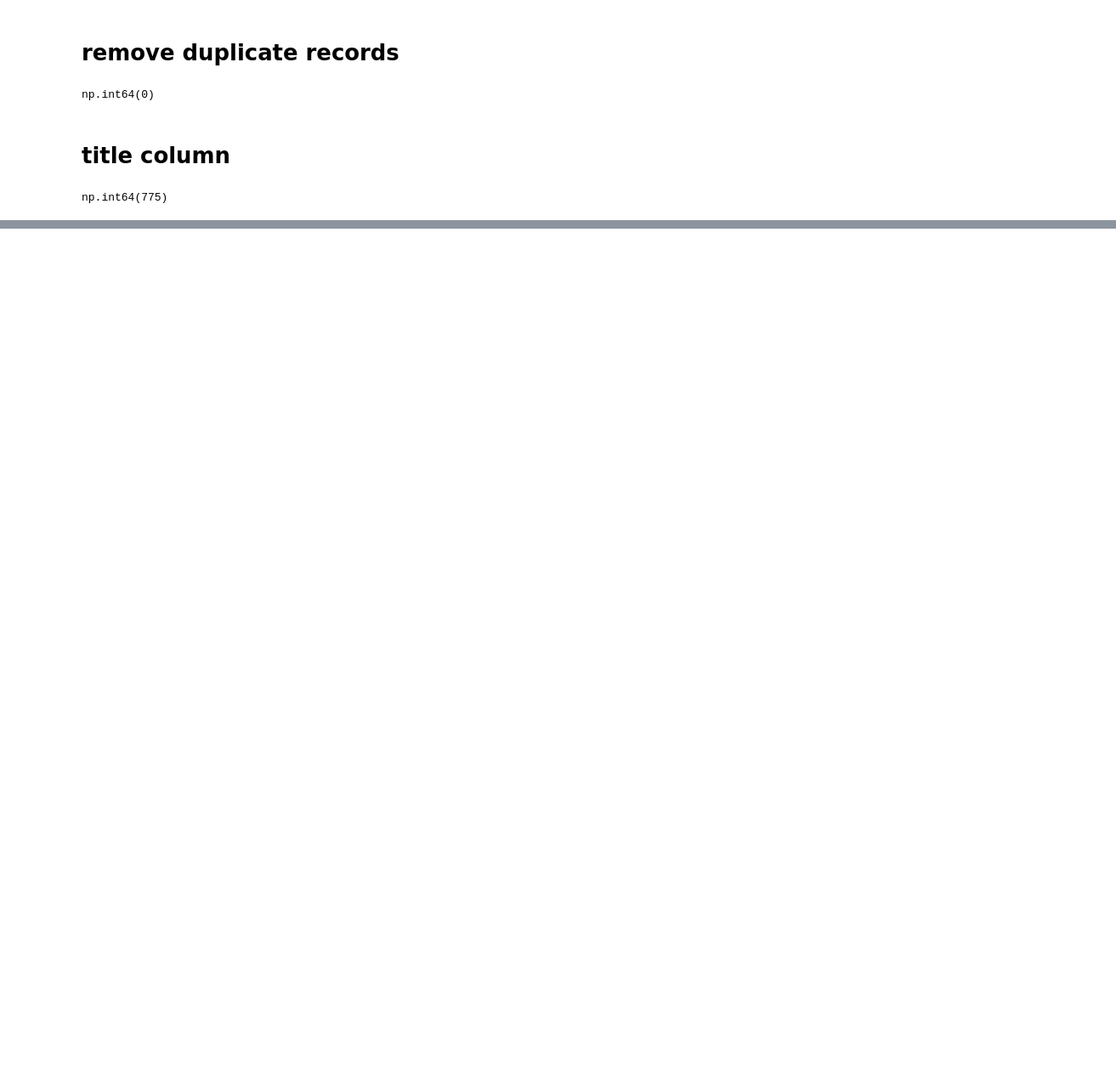
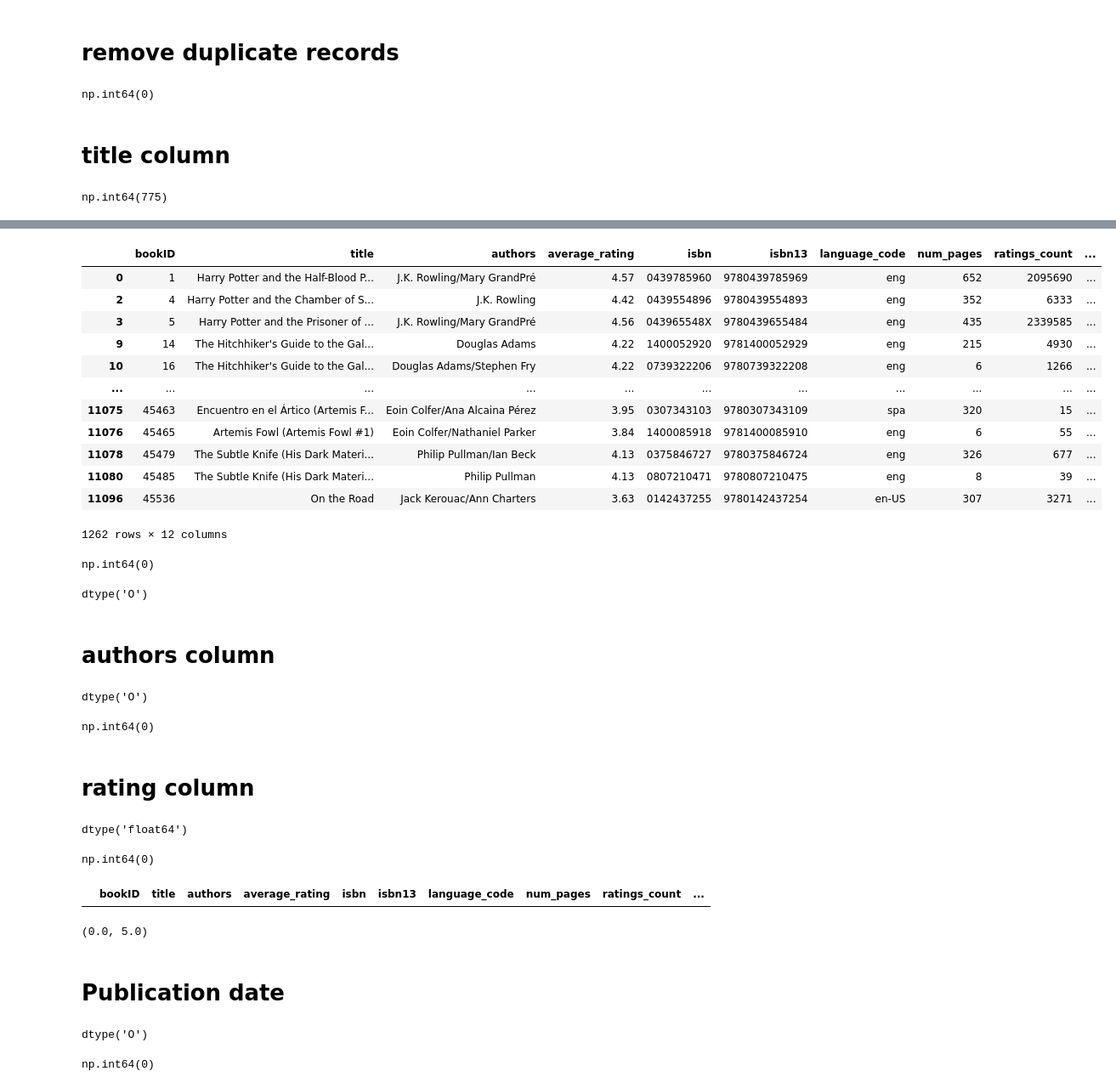
Before and after one commit to yashdeore24/Book-Review-Rating-Analysis, a Jupyter notebook: EDA_File.ipynb, the cells around one changed output, grey strips where cells are left out. Shown at 85% size. Drawn from its saved outputs; the diff is of its cells as text; code cells hidden in the pictures; blank space fills up the shorter version.

```diff
--- a/EDA_File.ipynb
+++ b/EDA_File.ipynb
@@ -130,0 +145,17 @@ np.int64(775)
+# %%
+#  see all duplicate titles
+df[df["title"].duplicated(keep=False)]
+# %% [output]
+|  | bookID | title | authors | average_rating | isbn | isbn13 | language_code | num_pages | ratings_count | ... |
+| 0 | 1 | Harry Potter and the Half-Blood P... | J.K. Rowling/Mary GrandPré | 4.57 | 0439785960 | 9780439785969 | eng | 652 | 2095690 | ... |
+| 2 | 4 | Harry Potter and the Chamber of S... | J.K. Rowling | 4.42 | 0439554896 | 9780439554893 | eng | 352 | 6333 | ... |
+| 3 | 5 | Harry Potter and the Prisoner of ... | J.K. Rowling/Mary GrandPré | 4.56 | 043965548X | 9780439655484 | eng | 435 | 2339585 | ... |
+| 9 | 14 | The Hitchhiker's Guide to the Gal... | Douglas Adams | 4.22 | 1400052920 | 9781400052929 | eng | 215 | 4930 | ... |
+| 10 | 16 | The Hitchhiker's Guide to the Gal... | Douglas Adams/Stephen Fry | 4.22 | 0739322206 | 9780739322208 | eng | 6 | 1266 | ... |
+| ... | ... | ... | ... | ... | ... | ... | ... | ... | ... | ... |
+| 11075 | 45463 | Encuentro en el Ártico (Artemis F... | Eoin Colfer/Ana Alcaina Pérez | 3.95 | 0307343103 | 9780307343109 | spa | 320 | 15 | ... |
+| 11076 | 45465 | Artemis Fowl (Artemis Fowl #1) | Eoin Colfer/Nathaniel Parker | 3.84 | 1400085918 | 9781400085910 | eng | 6 | 55 | ... |
+| 11078 | 45479 | The Subtle Knife (His Dark Materi... | Philip Pullman/Ian Beck | 4.13 | 0375846727 | 9780375846724 | eng | 326 | 677 | ... |
+| 11080 | 45485 | The Subtle Knife (His Dark Materi... | Philip Pullman | 4.13 | 0807210471 | 9780807210475 | eng | 8 | 39 | ... |
+| 11096 | 45536 | On the Road | Jack Kerouac/Ann Charters | 3.63 | 0142437255 | 9780142437254 | en-US | 307 | 3271 | ... |
+1262 rows × 12 columns
@@ -130,0 +165,61 @@ np.int64(775)
+# %%
+# check duplicates
+df["title"].duplicated().sum()
+# %% [output]
+np.int64(0)
+# %%
+# find the type of the title colum
+df["title"].dtypes
+# %% [output]
+dtype('O')
+# %% [markdown]
+# authors column
+# %%
+# find type of author
+df['authors'].dtypes
+# %% [output]
+dtype('O')
+# %%
+
+df['authors'].isna().sum()
+# %% [output]
+np.int64(0)
+# %% [markdown]
+# rating column
+# %%
+# find type of rating
+df["average_rating"].dtypes
+# %% [output]
+dtype('float64')
+# %%
+# check null values
+df["average_rating"].isna().sum()
+# %% [output]
+np.int64(0)
+# %%
+# check invalid ratings
+i=df[
+    (df["average_rating"] < 0) |
+    (df["average_rating"] > 5)
+]
+
+i
+# %% [output]
+|  | bookID | title | authors | average_rating | isbn | isbn13 | language_code | num_pages | ratings_count | ... |
+# %%
+# find the min and max of the average_rating column
+df["average_rating"].min(), df["average_rating"].max()
+# %% [output]
+(0.0, 5.0)
+# %% [markdown]
+# Publication date
+# %%
+# check the type of publication_date
+df["publication_date"].dtypes
+# %% [output]
+dtype('O')
+# %%
+# find the missing values
+df["publication_date"].isna().sum()
+# %% [output]
+np.int64(0)
```
Also changed, not shown: parts of 13 cells of this notebook.
